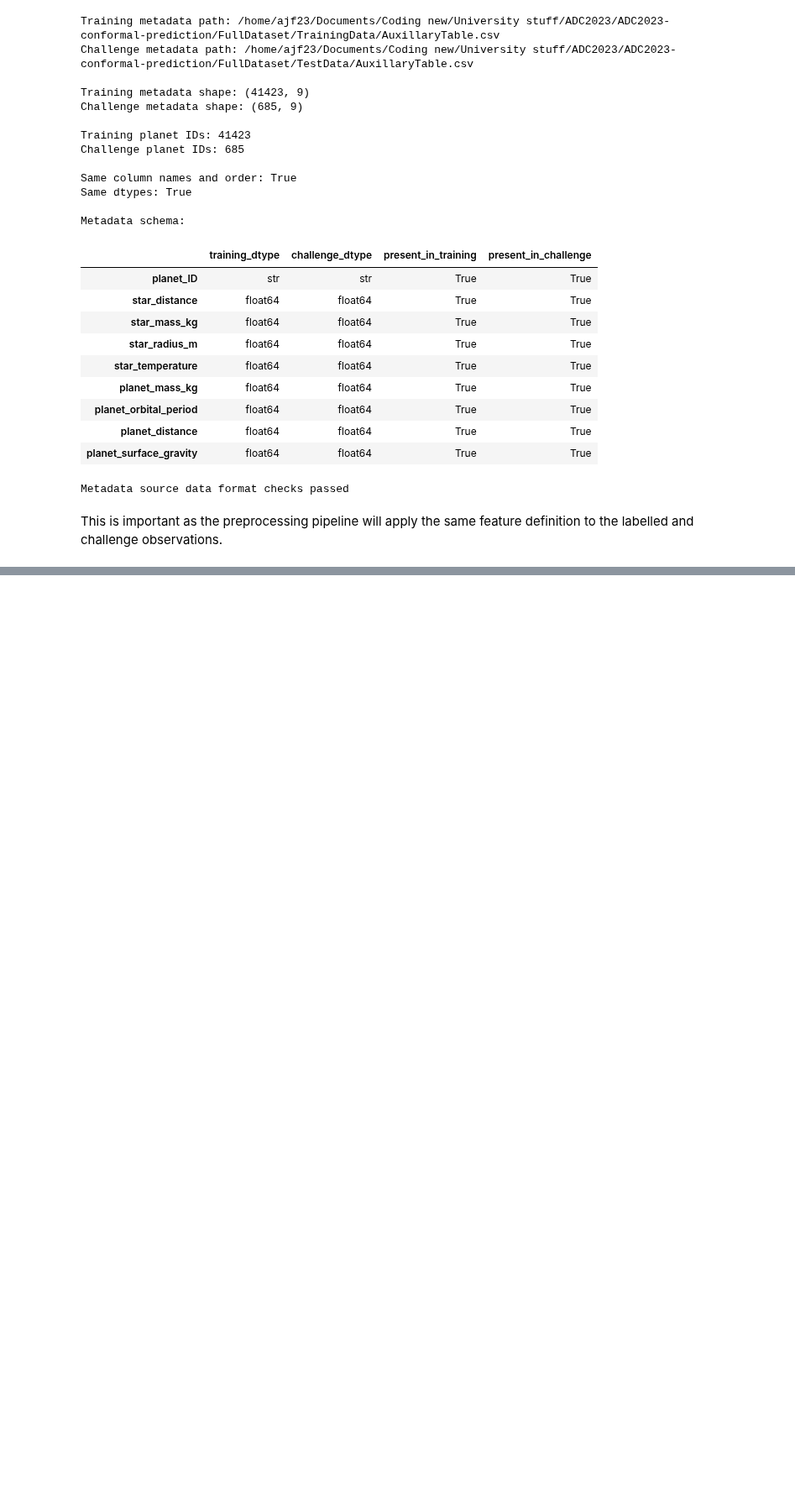
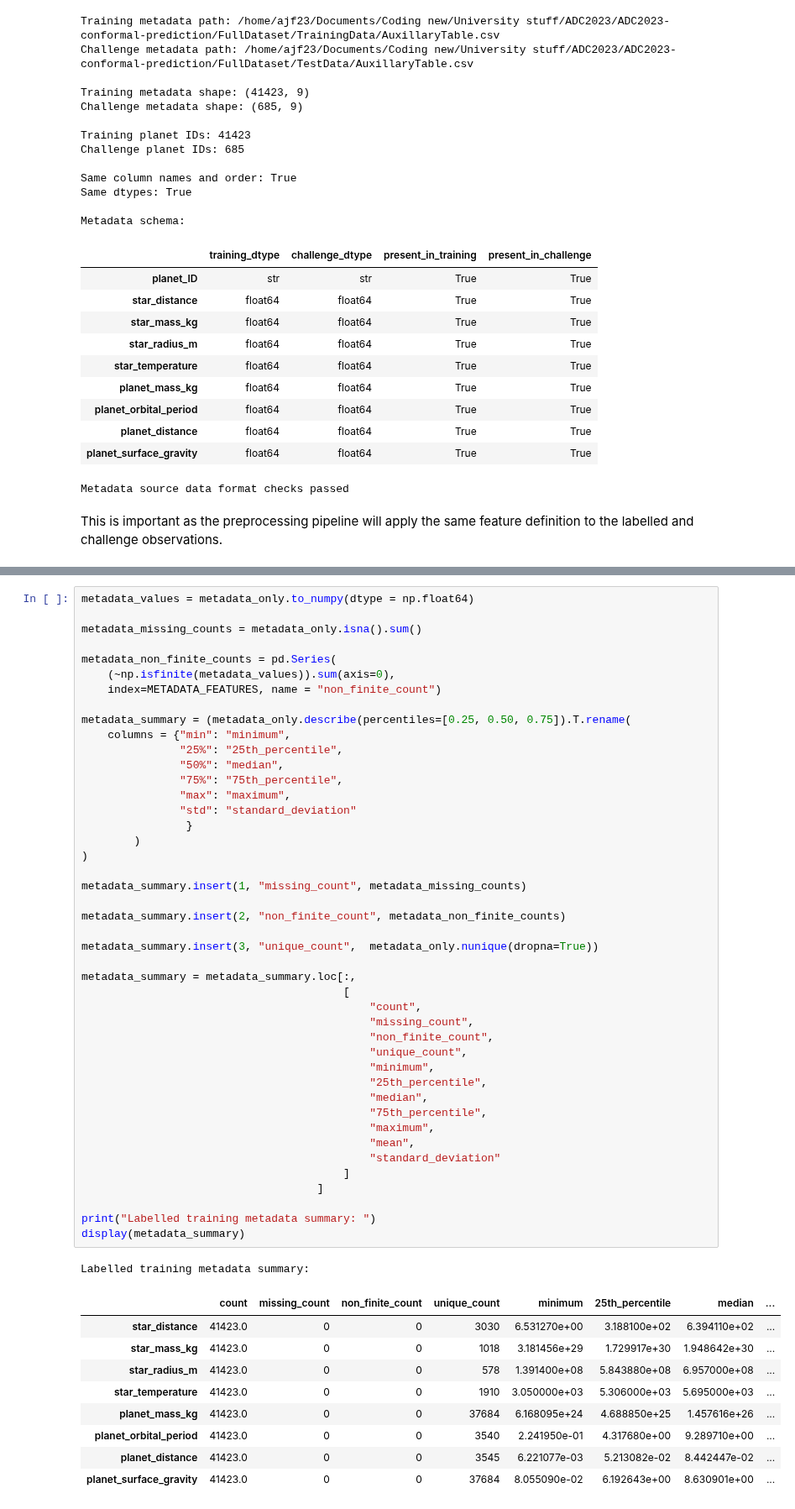
Before and after one commit to ajf12327/ADC2023-conformal-prediction, a Jupyter notebook: notebooks/02_EDA.ipynb, the cells around one changed output, grey strips where cells are left out. Shown at 84% size. Drawn from its saved outputs; the diff is of its cells as text; blank space fills up the shorter version.

```diff
--- a/notebooks/02_EDA.ipynb
+++ b/notebooks/02_EDA.ipynb
@@ -694,0 +737,55 @@ This is important as the preprocessing pipeline will apply the same feature defi
+# %%
+metadata_values = metadata_only.to_numpy(dtype = np.float64)
+
+metadata_missing_counts = metadata_only.isna().sum()
+
+metadata_non_finite_counts = pd.Series(
+    (~np.isfinite(metadata_values)).sum(axis=0),
+    index=METADATA_FEATURES, name = "non_finite_count")
+
+metadata_summary = (metadata_only.describe(percentiles=[0.25, 0.50, 0.75]).T.rename(
+    columns = {"min": "minimum",
+               "25%": "25th_percentile",
+               "50%": "median",
+               "75%": "75th_percentile",
+               "max": "maximum",
+               "std": "standard_deviation"
+                }
+        )
+)
+
+metadata_summary.insert(1, "missing_count", metadata_missing_counts)
+
+metadata_summary.insert(2, "non_finite_count", metadata_non_finite_counts)
+
+metadata_summary.insert(3, "unique_count",  metadata_only.nunique(dropna=True))
+
+metadata_summary = metadata_summary.loc[:,
+                                        [
+                                            "count",
+                                            "missing_count",
+                                            "non_finite_count",
+                                            "unique_count",
+                                            "minimum",
+                                            "25th_percentile",
+                                            "median",
+                                            "75th_percentile",
+                                            "maximum",
+                                            "mean",
+                                            "standard_deviation"
+                                        ]
+                                    ]
+
+print("Labelled training metadata summary: ")
+display(metadata_summary)
+# %% [output]
+Labelled training metadata summary:
+|  | count | missing_count | non_finite_count | unique_count | minimum | 25th_percentile | median | ... |
+| star_distance | 41423.0 | 0 | 0 | 3030 | 6.531270e+00 | 3.188100e+02 | 6.394110e+02 | ... |
+| star_mass_kg | 41423.0 | 0 | 0 | 1018 | 3.181456e+29 | 1.729917e+30 | 1.948642e+30 | ... |
+| star_radius_m | 41423.0 | 0 | 0 | 578 | 1.391400e+08 | 5.843880e+08 | 6.957000e+08 | ... |
+| star_temperature | 41423.0 | 0 | 0 | 1910 | 3.050000e+03 | 5.306000e+03 | 5.695000e+03 | ... |
+| planet_mass_kg | 41423.0 | 0 | 0 | 37684 | 6.168095e+24 | 4.688850e+25 | 1.457616e+26 | ... |
+| planet_orbital_period | 41423.0 | 0 | 0 | 3540 | 2.241950e-01 | 4.317680e+00 | 9.289710e+00 | ... |
+| planet_distance | 41423.0 | 0 | 0 | 3545 | 6.221077e-03 | 5.213082e-02 | 8.442447e-02 | ... |
+| planet_surface_gravity | 41423.0 | 0 | 0 | 37684 | 8.055090e-02 | 6.192643e+00 | 8.630901e+00 | ... |
```
Also changed, not shown: parts of 9 cells of this notebook.
